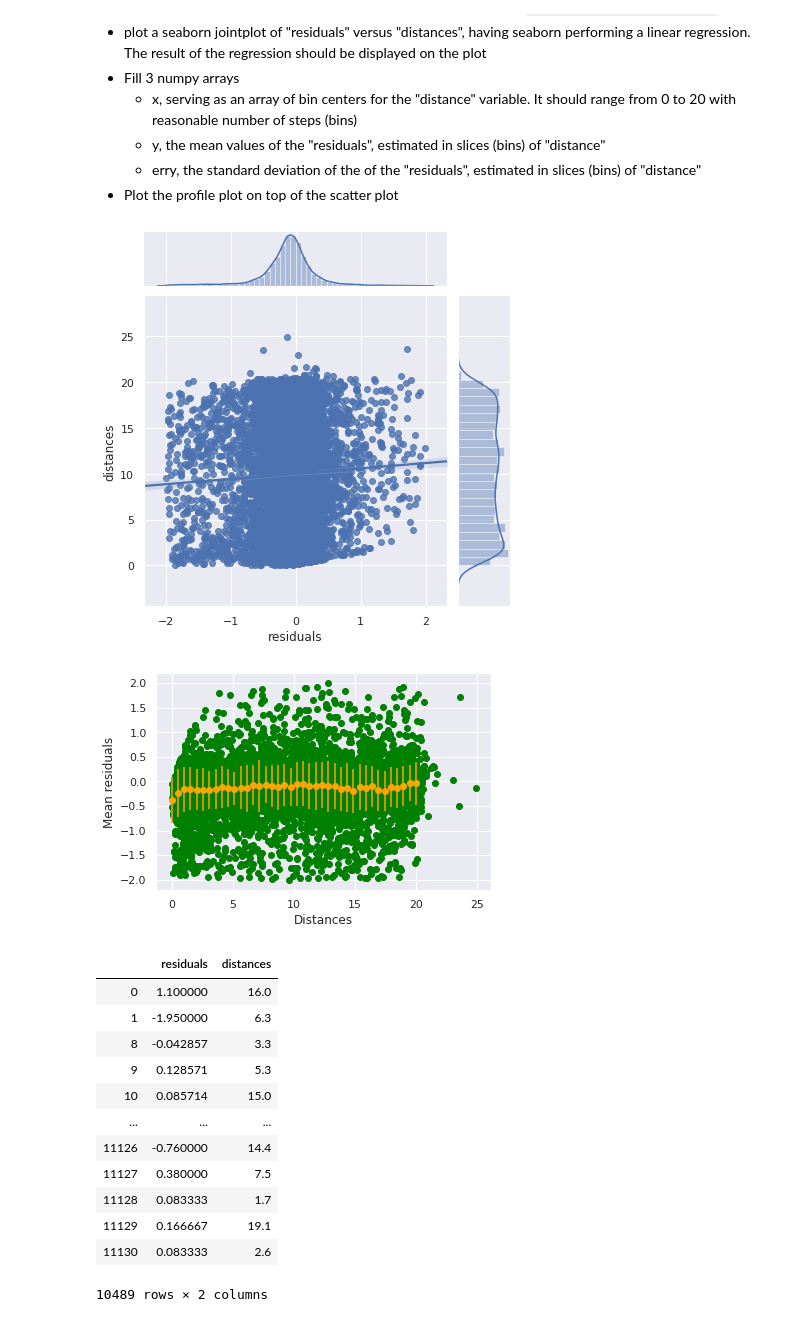
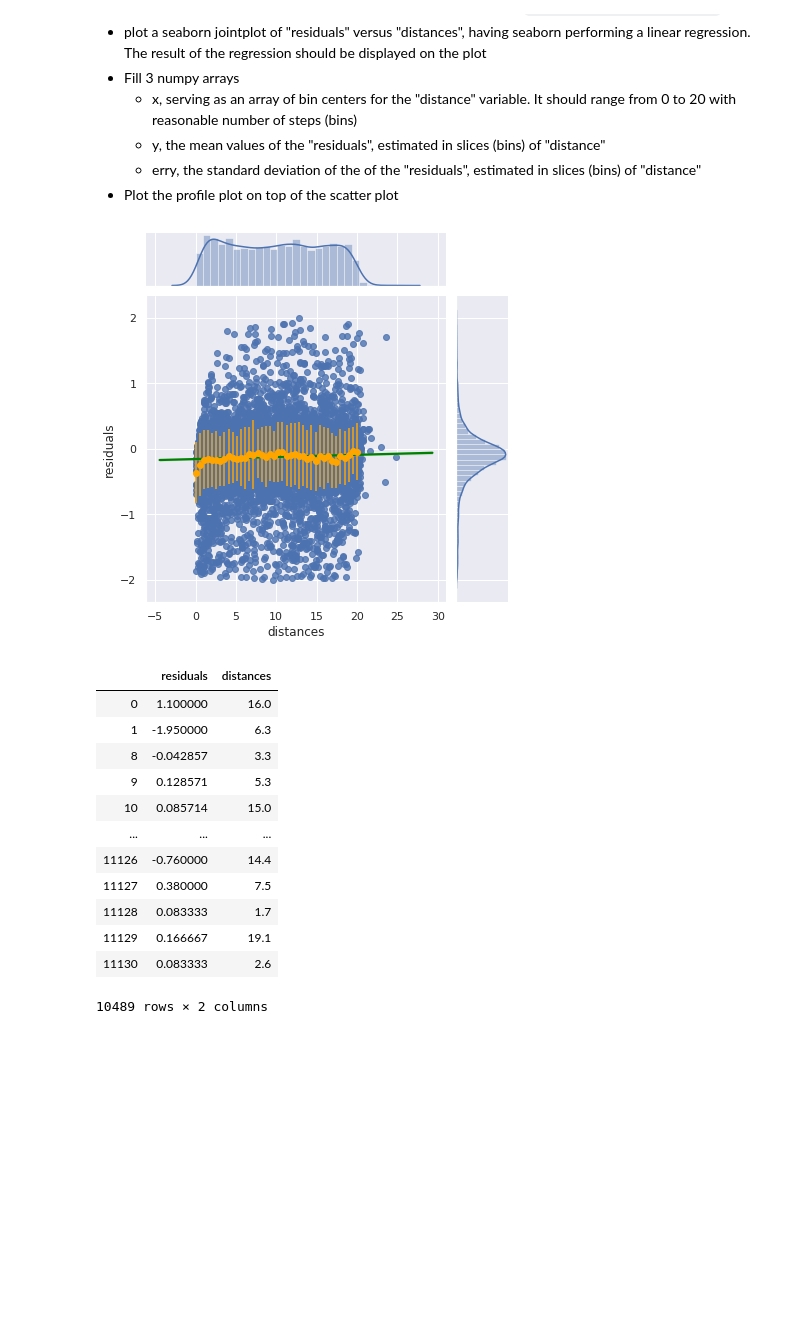
Before and after one commit to PhysicsOfData/LaboratoryOfComputationalPhysics_Y4, a Jupyter notebook: 06ex_Visualization.ipynb, the cells around one changed output. Cells and saved outputs as stored; diff of their text form; code cells hidden in the pictures; blank space fills up the shorter version.

```diff
--- a/06ex_Visualization.ipynb
+++ b/06ex_Visualization.ipynb
@@ -167,22 +167,21 @@ Note that you should use the `np.load()` function to load the file as a numpy ar
 # %%
 dataset = np.load("residuals_261.npy", allow_pickle = True)
 dataF = pd.DataFrame(dataset.item())
 dataF = dataF[abs(dataF["residuals"]) < 2]
-linreg = scipy.stats.linregress(dataF["residuals"],dataF["distances"])
-g = sns.jointplot("residuals", "distances", data=dataF, kind="reg")
-plt.show()
+linreg = scipy.stats.linregress(dataF["distances"],dataF["residuals"])
+g = sns.jointplot("distances", "residuals", data=dataF, kind="reg", joint_kws = {"line_kws":{"color":"green"}})
+#plt.show()
 x = np.linspace(0,20,40)
-y = [dataF["residuals"][(dataF["distances"] < val+0.25) & (dataF["distances"] > val-0.25)].mean() for val in x]
+y = [dataF["residuals"][(dataF["distances"] <= val+0.25) & (dataF["distances"] > val-0.25)].mean() for val in x]
 erry = [dataF["residuals"][(dataF["distances"] < val+0.25) & (dataF["distances"] > val-0.25)].std() for val in x]
-plt.scatter(dataF["distances"],dataF["residuals"], color = "green")
+#plt.scatter(dataF["distances"],dataF["residuals"], color = "green")
 plt.errorbar(x=x, y=y, yerr=erry, fmt = "o", color = "orange")
-plt.ylabel("Mean residuals")
-plt.xlabel("Distances")
+#plt.ylabel("Mean residuals")
+#plt.xlabel("Distances")
 plt.show()
 dataF
 # %% [output]
-[figure, old version]
+[figure, new version]
-[figure, removed]
 |  | residuals | distances |
 | 0 | 1.100000 | 16.0 |
 | 1 | -1.950000 | 6.3 |
```
Also changed, not shown: parts of 3 cells of this notebook, 6 other files.
